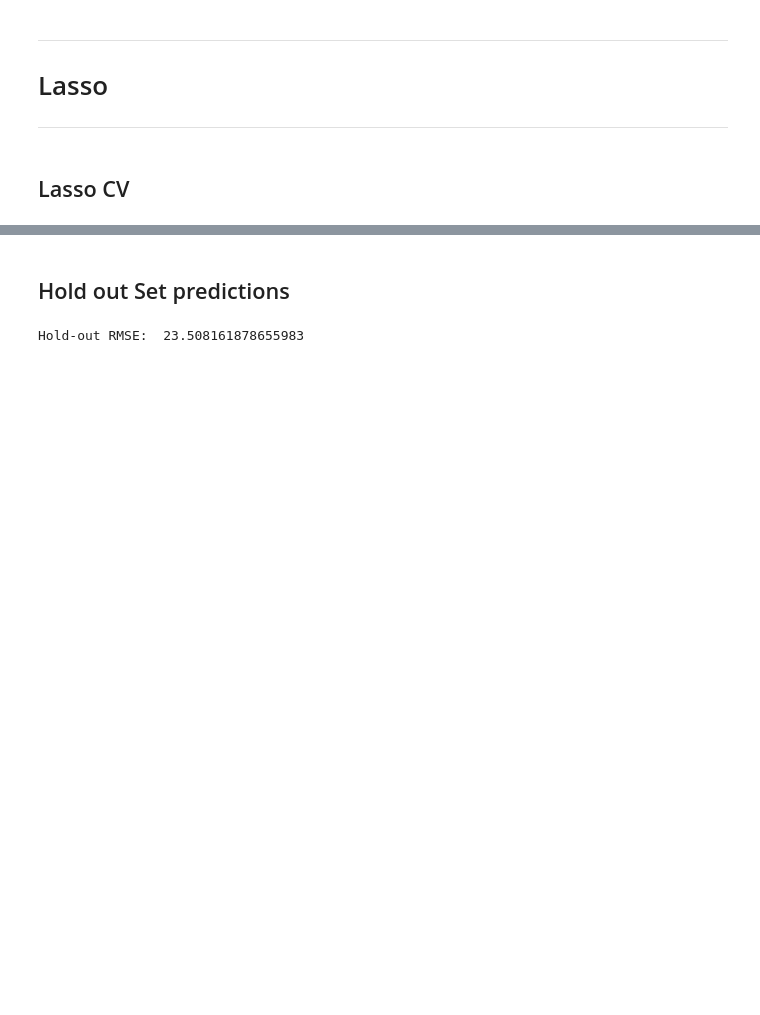
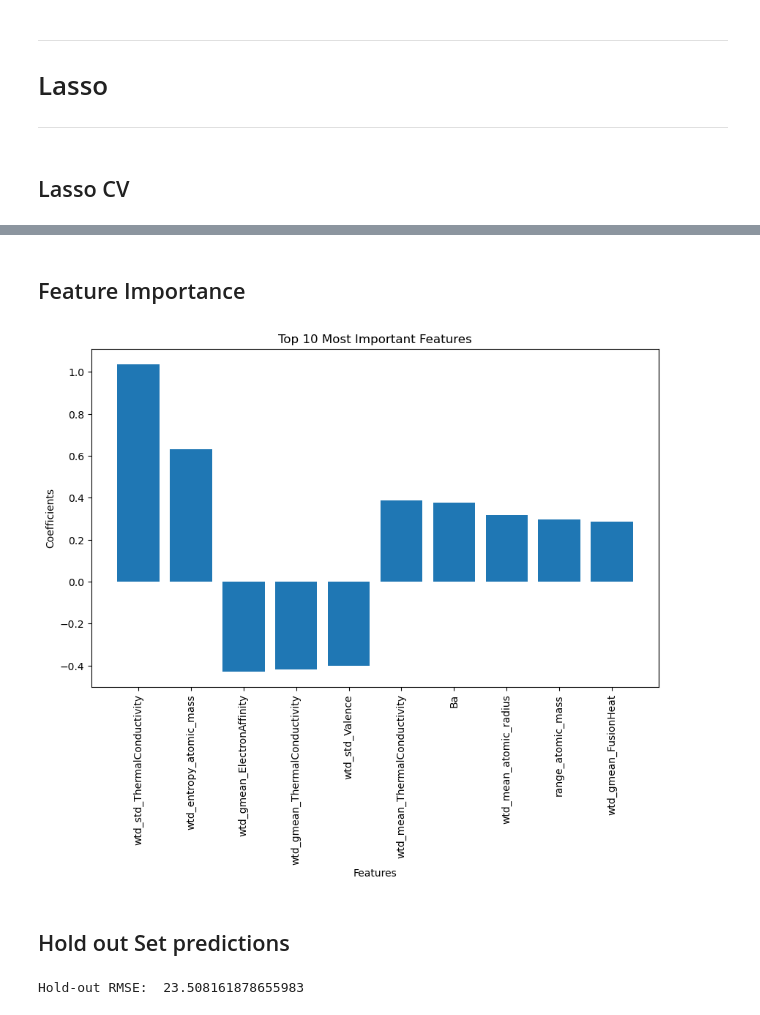
Before and after one commit to joeyhdz/super_conductor-regression, a Jupyter notebook: superconductor.ipynb, the cells around one changed output, grey strips where cells are left out. Drawn from its saved outputs; the diff is of its cells as text; code cells hidden in the pictures; blank space fills up the shorter version.

```diff
--- a/superconductor.ipynb
+++ b/superconductor.ipynb
@@ -240,3 +267,28 @@ Cross-Validation RMSE using cross_val_predict 17.615726908951018
+# %% [markdown]
+## Feature Importance
+# %%
+# Fit Lasso model with the best alpha
+lasso_best_alpha.fit(X_train_scaled, y_train)
+
+# Get non-zero coefficients and corresponding feature names
+non_zero_coefficients = lasso_best_alpha.coef_[lasso_best_alpha.coef_ != 0]
+non_zero_features = np.array(X_train_scaled.columns)[lasso_best_alpha.coef_ != 0]
+
+# Sort the coefficients by their absolute values, but keep only the top 10
+sorted_indices = np.argsort(np.abs(non_zero_coefficients))[::-1][:10]
+top_10_coefficients = non_zero_coefficients[sorted_indices]
+top_10_features = non_zero_features[sorted_indices]
+
+# Plot feature importance for the top 10 features
+plt.figure(figsize=(10, 6))
+plt.bar(range(len(top_10_features)), top_10_coefficients)
+plt.xticks(range(len(top_10_features)), top_10_features, rotation=90)
+plt.xlabel('Features')
+plt.ylabel('Coefficients')
+plt.title('Top 10 Most Important Features')
+plt.show()
+# %% [output]
+[figure, added]
 # %% [markdown]
 ## Hold out Set predictions
 # %%
```
Also changed, not shown: parts of 35 cells of this notebook.
